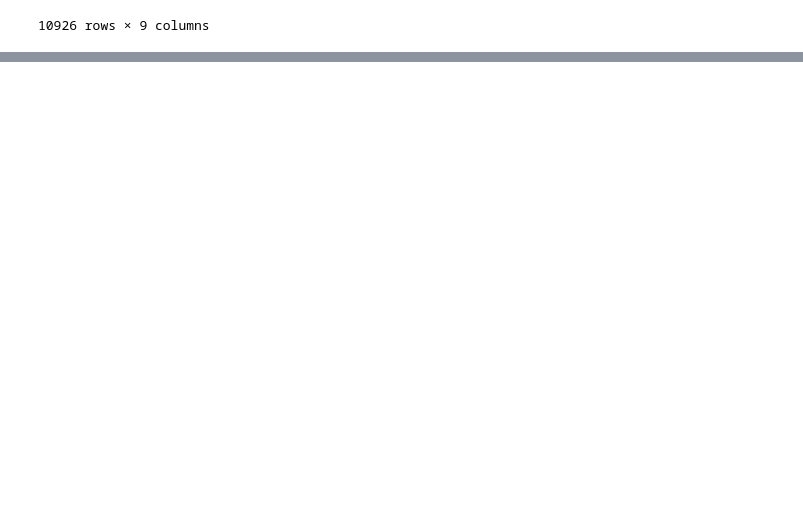
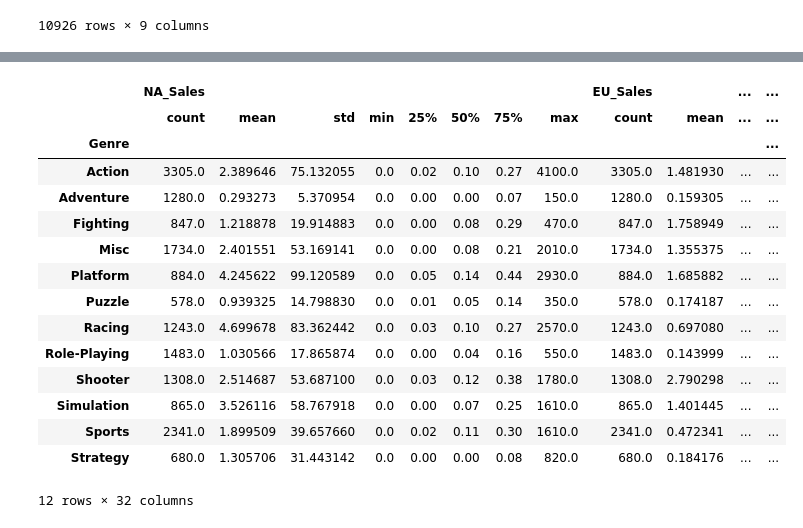
Before and after one commit to Choyoons/Choyoons, a Jupyter notebook: project.ipynb, the cells around one changed output, grey strips where cells are left out. Drawn from its saved outputs; the diff is of its cells as text; code cells hidden in the pictures; blank space fills up the shorter version.

```diff
--- a/project.ipynb
+++ b/project.ipynb
@@ -273,0 +270,10 @@ NameError: ignored
+# %%
+import pandas as pd
+import numpy as np
+import matplotlib.pyplot as plt
+
+df_vgm2 = pd.read_csv('https://ds-lecture-data.s3.ap-northeast-2.amazonaws.com/datasets/vgames2.csv')
+df_vgm2
+
+df1 = df_vgm2[['Genre', 'NA_Sales', 'EU_Sales', 'JP_Sales', 'Other_Sales']]
+df1
@@ -273,0 +312,10 @@ NameError: ignored
+# %%
+df_vgm2['NA_Sales'] = df_vgm2['NA_Sales'].str.replace(pat = r'[M, K]', repl = r'', regex = True)
+df_vgm2['EU_Sales'] = df_vgm2['EU_Sales'].str.replace(pat = r'[M, K]', repl = r'', regex = True)
+df_vgm2['JP_Sales'] = df_vgm2['JP_Sales'].str.replace(pat = r'[M, K]', repl = r'', regex = True)
+df_vgm2['Other_Sales'] = df_vgm2['Other_Sales'].str.replace(pat = r'[M, K]', repl = r'', regex = True)
+
+df_vgm2[['NA_Sales', 'EU_Sales','JP_Sales', 'Other_Sales']] =  df_vgm2[['NA_Sales', 'EU_Sales','JP_Sales', 'Other_Sales']].\
+apply(pd.to_numeric)
+
+df_vgm2.dtypes
@@ -273,0 +351,20 @@ NameError: ignored
+# %%
+df_genre = df_vgm2[['Genre','NA_Sales', 'EU_Sales', 'JP_Sales', 'Other_Sales']]
+df_genre.groupby('Genre').describe()
+# %% [output]
+|  | NA_Sales |  |  |  |  |  |  |  | EU_Sales |  | ... | ... |
+|  | count | mean | std | min | 25% | 50% | 75% | max | count | mean | ... | ... |
+| Genre |  |  |  |  |  |  |  |  |  |  |  | ... |
+| Action | 3305.0 | 2.389646 | 75.132055 | 0.0 | 0.02 | 0.10 | 0.27 | 4100.0 | 3305.0 | 1.481930 | ... | ... |
+| Adventure | 1280.0 | 0.293273 | 5.370954 | 0.0 | 0.00 | 0.00 | 0.07 | 150.0 | 1280.0 | 0.159305 | ... | ... |
+| Fighting | 847.0 | 1.218878 | 19.914883 | 0.0 | 0.00 | 0.08 | 0.29 | 470.0 | 847.0 | 1.758949 | ... | ... |
+| Misc | 1734.0 | 2.401551 | 53.169141 | 0.0 | 0.00 | 0.08 | 0.21 | 2010.0 | 1734.0 | 1.355375 | ... | ... |
+| Platform | 884.0 | 4.245622 | 99.120589 | 0.0 | 0.05 | 0.14 | 0.44 | 2930.0 | 884.0 | 1.685882 | ... | ... |
+| Puzzle | 578.0 | 0.939325 | 14.798830 | 0.0 | 0.01 | 0.05 | 0.14 | 350.0 | 578.0 | 0.174187 | ... | ... |
+| Racing | 1243.0 | 4.699678 | 83.362442 | 0.0 | 0.03 | 0.10 | 0.27 | 2570.0 | 1243.0 | 0.697080 | ... | ... |
+| Role-Playing | 1483.0 | 1.030566 | 17.865874 | 0.0 | 0.00 | 0.04 | 0.16 | 550.0 | 1483.0 | 0.143999 | ... | ... |
+| Shooter | 1308.0 | 2.514687 | 53.687100 | 0.0 | 0.03 | 0.12 | 0.38 | 1780.0 | 1308.0 | 2.790298 | ... | ... |
+| Simulation | 865.0 | 3.526116 | 58.767918 | 0.0 | 0.00 | 0.07 | 0.25 | 1610.0 | 865.0 | 1.401445 | ... | ... |
+| Sports | 2341.0 | 1.899509 | 39.657660 | 0.0 | 0.02 | 0.11 | 0.30 | 1610.0 | 2341.0 | 0.472341 | ... | ... |
+| Strategy | 680.0 | 1.305706 | 31.443142 | 0.0 | 0.00 | 0.00 | 0.08 | 820.0 | 680.0 | 0.184176 | ... | ... |
+12 rows × 32 columns
```
Also changed, not shown: parts of 8 cells of this notebook.
